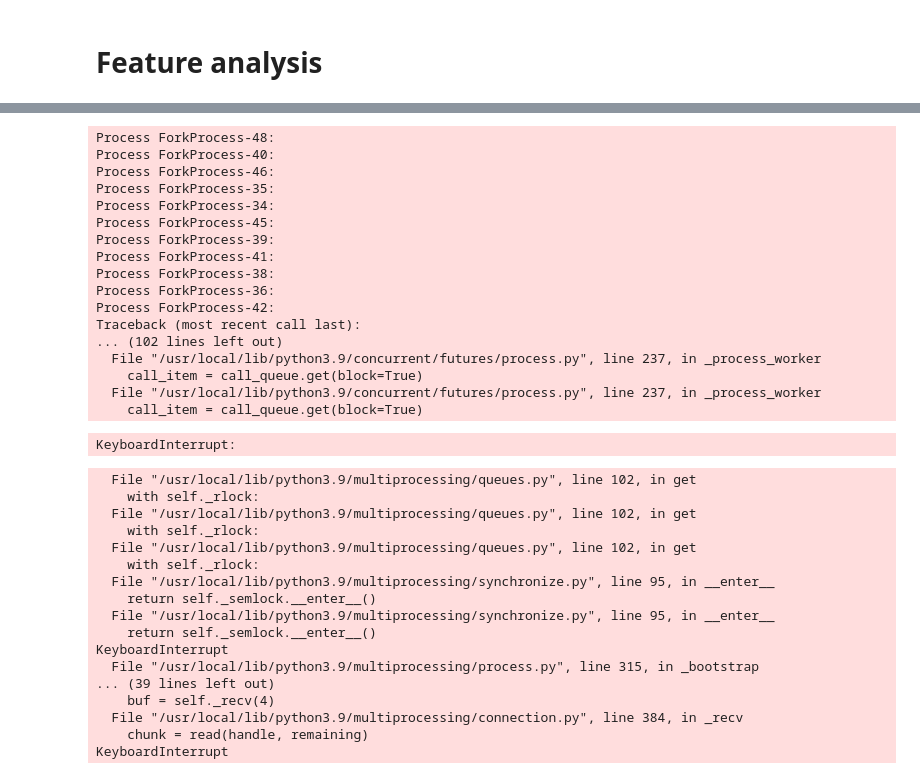
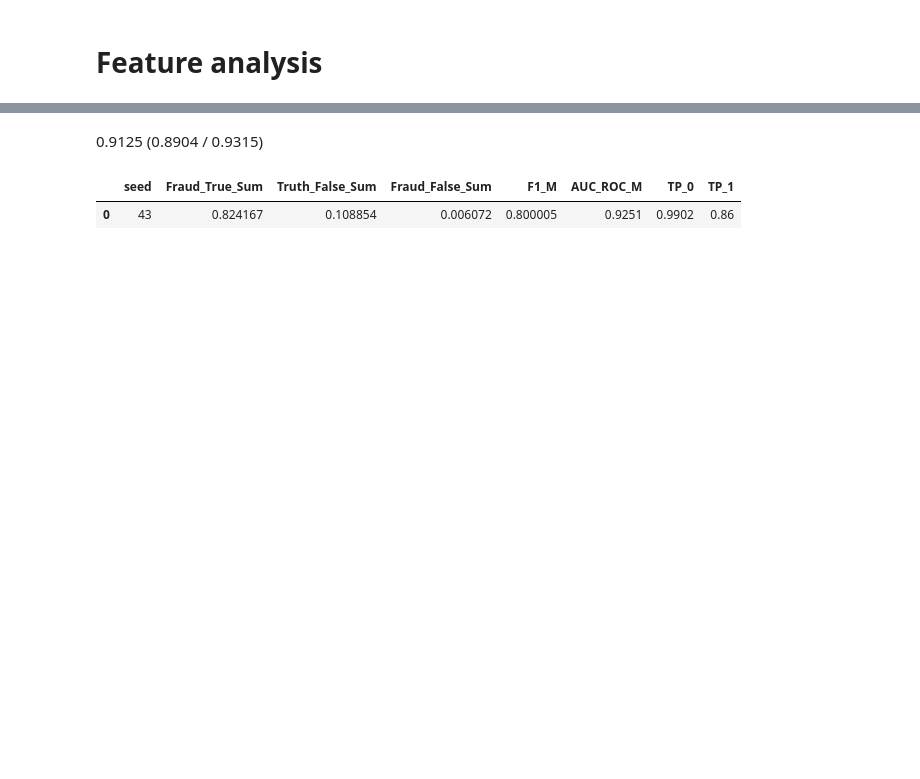
Before and after one commit to ysraell/random-forest-mc, a Jupyter notebook: utils/Experiments.ipynb, the cells around one changed output, grey strips where cells are left out. Saved outputs shown, nothing was run; the diff lists cells and outputs as text; code cells hidden in the pictures; blank space fills up the shorter version.

```diff
--- a/utils/Experiments.ipynb
+++ b/utils/Experiments.ipynb
@@ -303,7 +307,7 @@ display(df_Results)
 cls.max_discard_trees = D
 cls.fitParallel(max_workers=16, thread_parallel_method=False)
 modeldict = cls.model2dict()
-dump_file_json('/work/data/cls_rfmc_v030.json', modeldict)
+dump_file_json('/work/data/cls_rfmc_v033_2.json', modeldict)
 
 # Test step
 probs = cls.testForestProbs(df_test)
@@ -316,68 +320,36 @@ Results[seed] = {
 }
 
 
 
 # Generates the metrics
 data = []
 for seed,exp in Results.items():
     target_test = exp['target_test']
     rf_classes = [0, 1]
     df_exp = pd.DataFrame([(d['0'], d['1']) for d in exp['probs']], columns=rf_classes)
     df_exp['pred'] = df_exp[[0, 1]].apply(lambda x: rf_classes[np.argmax(x)], axis=1)
     df_exp['target'] = target_test
     Fraud_True_Sum = df_exp.loc[(df_exp.pred == 1) & (df_exp.target == 1)][1].sum()/sum(df_exp.target == 1)
     Truth_False_Sum = df_exp.loc[(df_exp.pred == 0) & (df_exp.target == 1)][0].sum()/sum(df_exp.target == 1)
     Fraud_False_Sum = df_exp.loc[(df_exp.pred == 1) & (df_exp.target == 0)][1].sum()/sum(df_exp.target == 0)
     F1_M = f1_score(target_test, df_exp['pred'].to_numpy(), average='macro')
     AUC_ROC_M = roc_auc_score(target_test, df_exp['pred'].to_numpy(), average='macro')
     TP_0 = df_exp.loc[(df_exp.pred == 0) & (df_exp.target == 0)].shape[0]/sum(df_exp.target == 0)
     TP_1 = df_exp.loc[(df_exp.pred == 1) & (df_exp.target == 1)].shape[0]/sum(df_exp.target == 1)
 
 
     data.append([
         seed, Fraud_True_Sum, Truth_False_Sum, Fraud_False_Sum, F1_M, AUC_ROC_M, TP_0, TP_1
     ])
 
 columns = ['seed', 'Fraud_True_Sum','Truth_False_Sum', 'Fraud_False_Sum', 'F1_M', 'AUC_ROC_M', 'TP_0', 'TP_1']
 df_Results = pd.DataFrame(data, columns=columns)
 md("{:.4f} ({:.4f} / {:.4f})".format(sum(cls.survived_scores)/len(cls.survived_scores), min(cls.survived_scores), max(cls.survived_scores)))
 display(df_Results)
 # %% [output]
-Process ForkProcess-48:
-Process ForkProcess-40:
-Process ForkProcess-46:
-Process ForkProcess-35:
-Process ForkProcess-34:
-Process ForkProcess-45:
-Process ForkProcess-39:
-Process ForkProcess-41:
-Process ForkProcess-38:
-Process ForkProcess-36:
-Process ForkProcess-42:
-Traceback (most recent call last):
-... (102 lines left out)
-  File "/usr/local/lib/python3.9/concurrent/futures/process.py", line 237, in _process_worker
-    call_item = call_queue.get(block=True)
-  File "/usr/local/lib/python3.9/concurrent/futures/process.py", line 237, in _process_worker
-    call_item = call_queue.get(block=True)
-KeyboardInterrupt:
-  File "/usr/local/lib/python3.9/multiprocessing/queues.py", line 102, in get
-    with self._rlock:
-  File "/usr/local/lib/python3.9/multiprocessing/queues.py", line 102, in get
-    with self._rlock:
-  File "/usr/local/lib/python3.9/multiprocessing/queues.py", line 102, in get
-    with self._rlock:
-  File "/usr/local/lib/python3.9/multiprocessing/synchronize.py", line 95, in __enter__
-    return self._semlock.__enter__()
-  File "/usr/local/lib/python3.9/multiprocessing/synchronize.py", line 95, in __enter__
-    return self._semlock.__enter__()
-KeyboardInterrupt
-  File "/usr/local/lib/python3.9/multiprocessing/process.py", line 315, in _bootstrap
-... (39 lines left out)
-    buf = self._recv(4)
-  File "/usr/local/lib/python3.9/multiprocessing/connection.py", line 384, in _recv
-    chunk = read(handle, remaining)
-KeyboardInterrupt
+0.9125 (0.8904 / 0.9315)
+|  | seed | Fraud_True_Sum | Truth_False_Sum | Fraud_False_Sum | F1_M | AUC_ROC_M | TP_0 | TP_1 |
+| 0 | 43 | 0.824167 | 0.108854 | 0.006072 | 0.800005 | 0.9251 | 0.9902 | 0.86 |
 # %%
 
 cls.max_discard_trees = D
```
Also changed, not shown: parts of 9 cells of this notebook.
